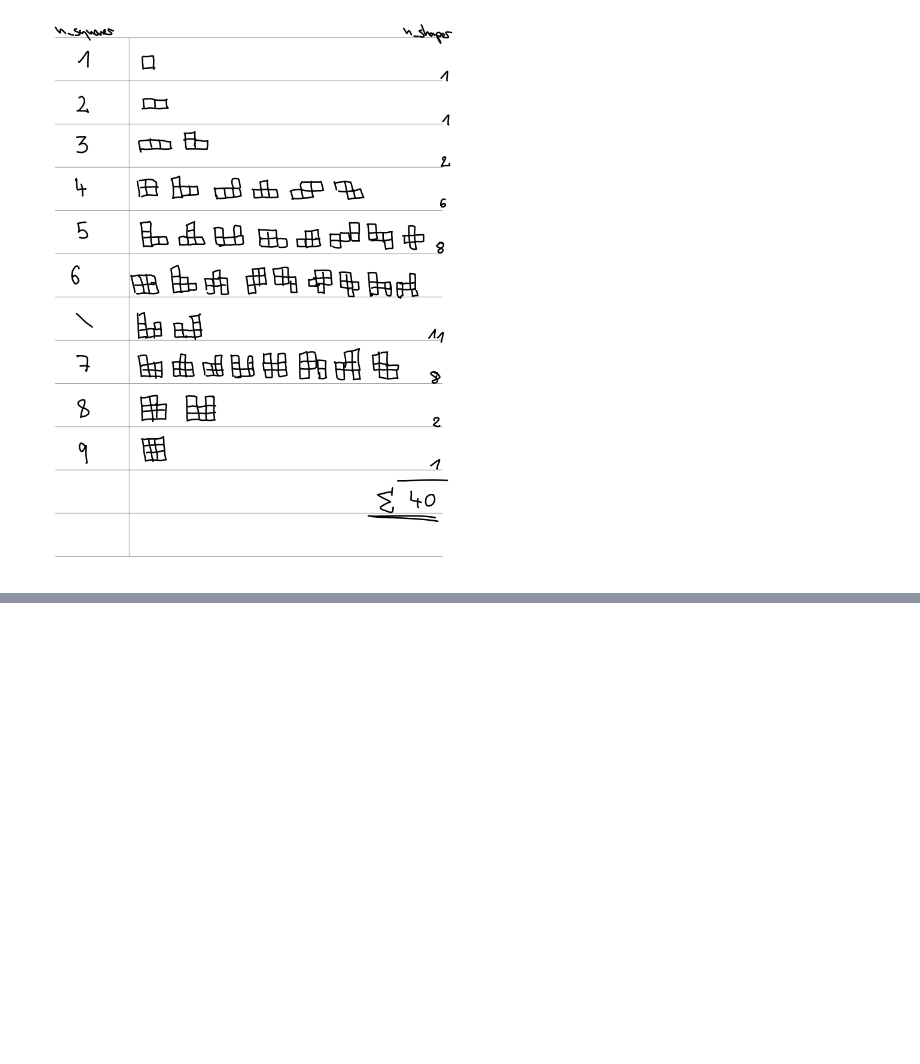
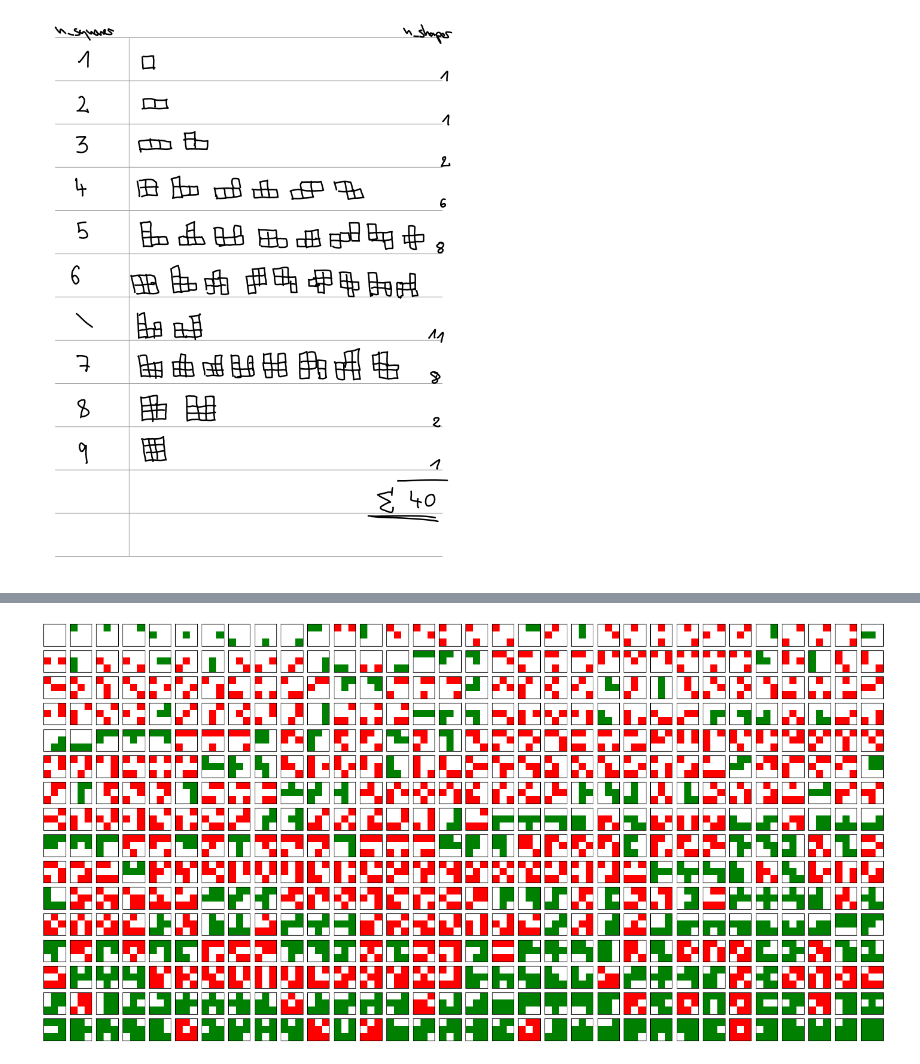
Before and after one commit to Michael-N-N/Puzzles, a Jupyter notebook: The Fiddler/2024.02.09 (1) How Many Loops Can You Slither Around.ipynb, the cells around one changed output, grey strips where cells are left out. Saved outputs shown, nothing was run; the diff lists cells and outputs as text; code cells hidden in the pictures; blank space fills up the shorter version.

```diff
--- a/The Fiddler/2024.02.09 (1) How Many Loops Can You Slither Around.ipynb
+++ b/The Fiddler/2024.02.09 (1) How Many Loops Can You Slither Around.ipynb
@@ -26,0 +91,22 @@ display.Image("files/loops.png")
+# %%
+# Create array for each vertices_combinations:
+matrix_arr = []
+for index, vertices in enumerate(vertices_combinations):
+	matrix_arr.append([
+		valid_combinations[index],
+		np.array([True if i in vertices else False for i in range(9)]).reshape(3,3)])
+
+fig, axs = plt.subplots(nrows=16, ncols=32, figsize=(20, 10), subplot_kw={'xticks': [], 'yticks': []})
+
+for index, ax  in enumerate(axs.flat):
+	if matrix_arr[index][0]:
+		colour_map = mplt.colors.ListedColormap(['white', 'green'])
+	else:
+		colour_map = mplt.colors.ListedColormap(['white', 'red'])
+	norm = mplt.colors.BoundaryNorm([0, 0.5, 1], colour_map.N)
+
+	ax.imshow(matrix_arr[index][1], cmap=colour_map, norm=norm)
+
+plt.show()
+# %% [output]
+[figure, added]
```
Also changed, not shown: parts of 5 cells of this notebook, 1 other file.
